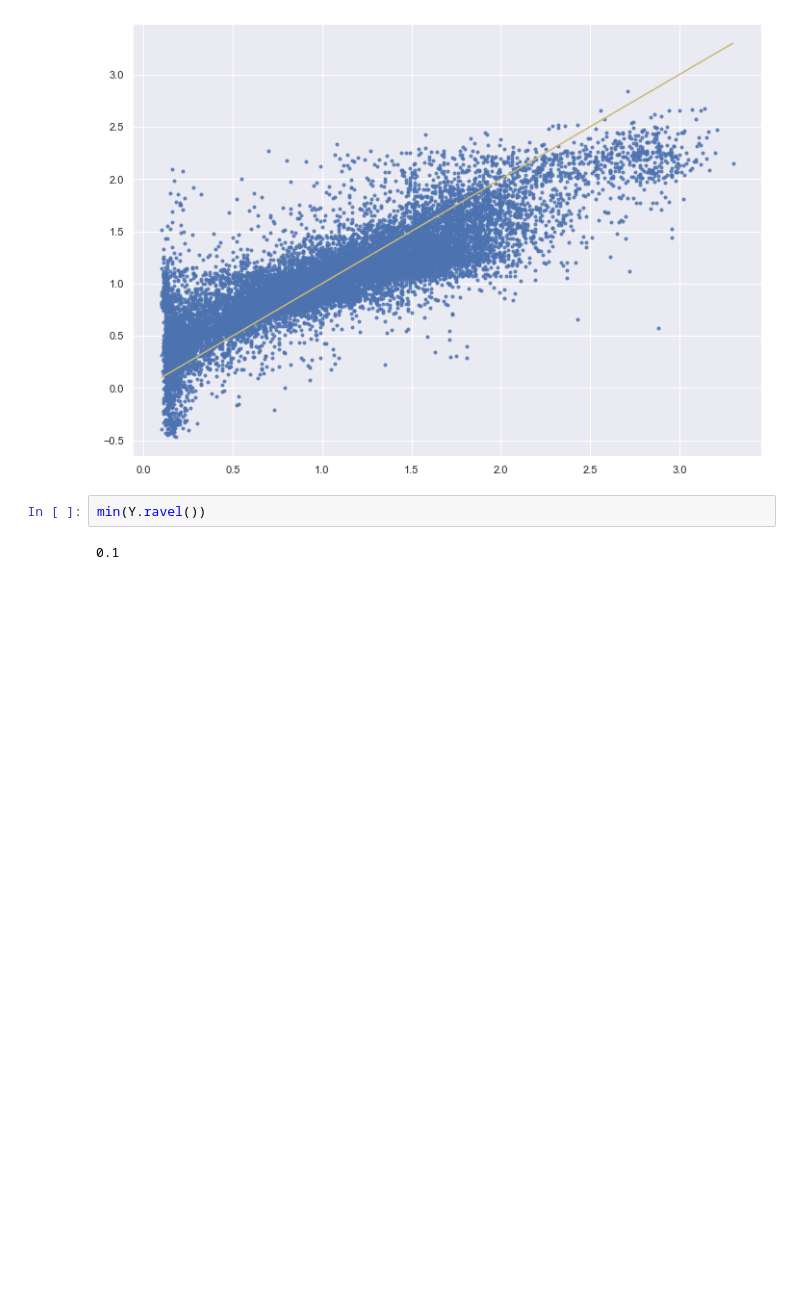
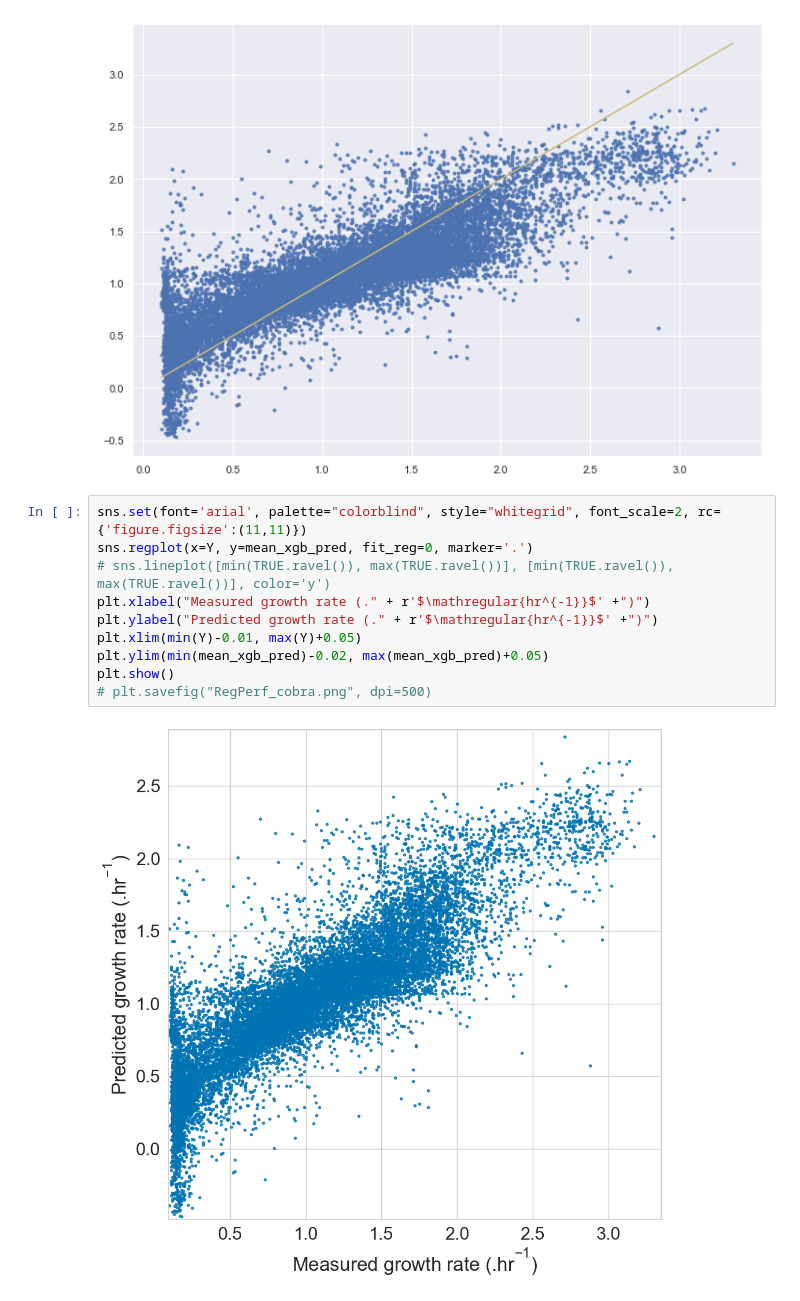
Before and after one commit to leonfaure/amn_benchmark, a Jupyter notebook: covert_2004/biolog_performance_XGB_final.ipynb, the cells around one changed output. Drawn from its saved outputs; the diff is of its cells as text; blank space fills up the shorter version.

Commit message:
update for biolog ROC curve

```diff
--- a/covert_2004/biolog_performance_XGB_final.ipynb
+++ b/covert_2004/biolog_performance_XGB_final.ipynb
@@ -94,7 +94,15 @@ sns.lineplot([min(Y.ravel()), max(Y.ravel())], [min(Y.ravel()), max(Y.ravel())],
 # %% [output]
 <AxesSubplot:>
 [figure]
-# %%
-min(Y.ravel())
-# %% [output]
-0.1
+# %%
+sns.set(font='arial', palette="colorblind", style="whitegrid", font_scale=2, rc={'figure.figsize':(11,11)})
+sns.regplot(x=Y, y=mean_xgb_pred, fit_reg=0, marker='.')
+# sns.lineplot([min(TRUE.ravel()), max(TRUE.ravel())], [min(TRUE.ravel()), max(TRUE.ravel())], color='y')
+plt.xlabel("Measured growth rate (." + r'$\mathregular{hr^{-1}}$' +")")
+plt.ylabel("Predicted growth rate (." + r'$\mathregular{hr^{-1}}$' +")")
+plt.xlim(min(Y)-0.01, max(Y)+0.05)
+plt.ylim(min(mean_xgb_pred)-0.02, max(mean_xgb_pred)+0.05)
+plt.show()
+# plt.savefig("RegPerf_cobra.png", dpi=500)
+# %% [output]
+[figure, added]
```
Also changed, not shown: parts of 1 cell of this notebook.
